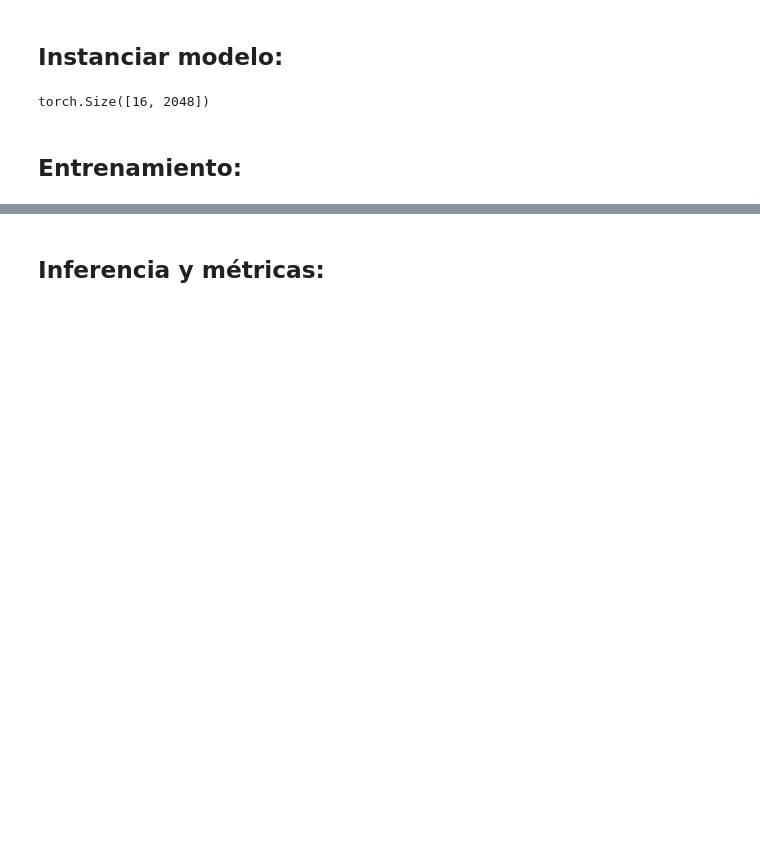
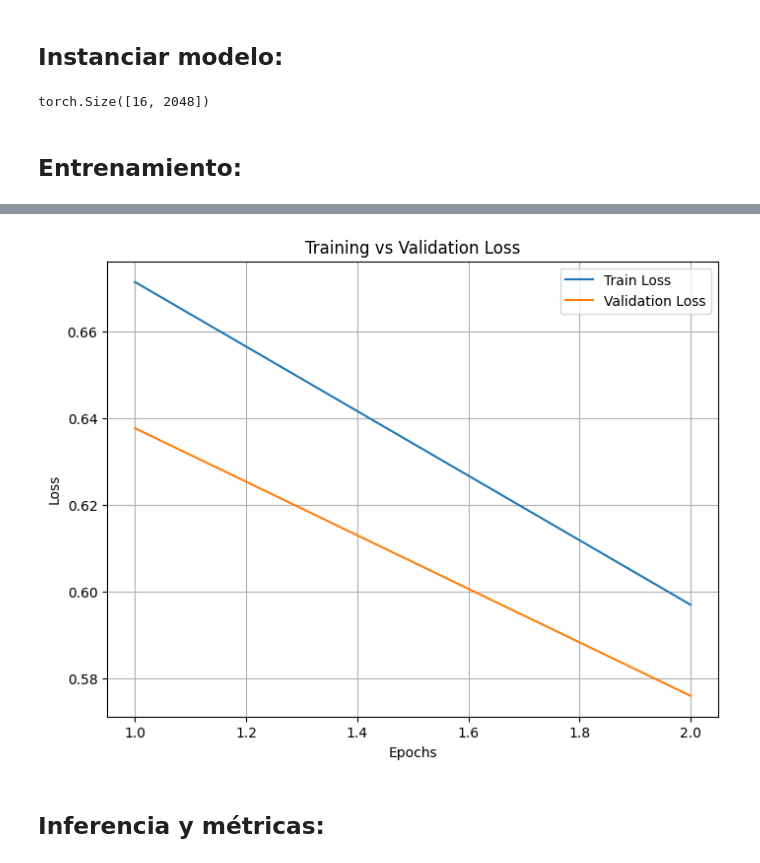
Before and after one commit to nxost/Transformer_AdapAttention, a Jupyter notebook: src/model2.ipynb, the cells around one changed output, grey strips where cells are left out. Cells and saved outputs as stored; diff of their text form; code cells hidden in the pictures; blank space fills up the shorter version.

```diff
--- a/src/model2.ipynb
+++ b/src/model2.ipynb
@@ -177,3 +181,7 @@ Epoch 10/10, Train Loss: 0.4369, Val Loss: 0.3957
+# %%
+plot_train_val_curve(num_epochs, train_losses, val_losses)
+# %% [output]
+[figure, added]
 # %% [markdown]
 ## Inferencia y métricas:
 # %%
```
Also changed, not shown: parts of 6 cells of this notebook, 1 other file.
